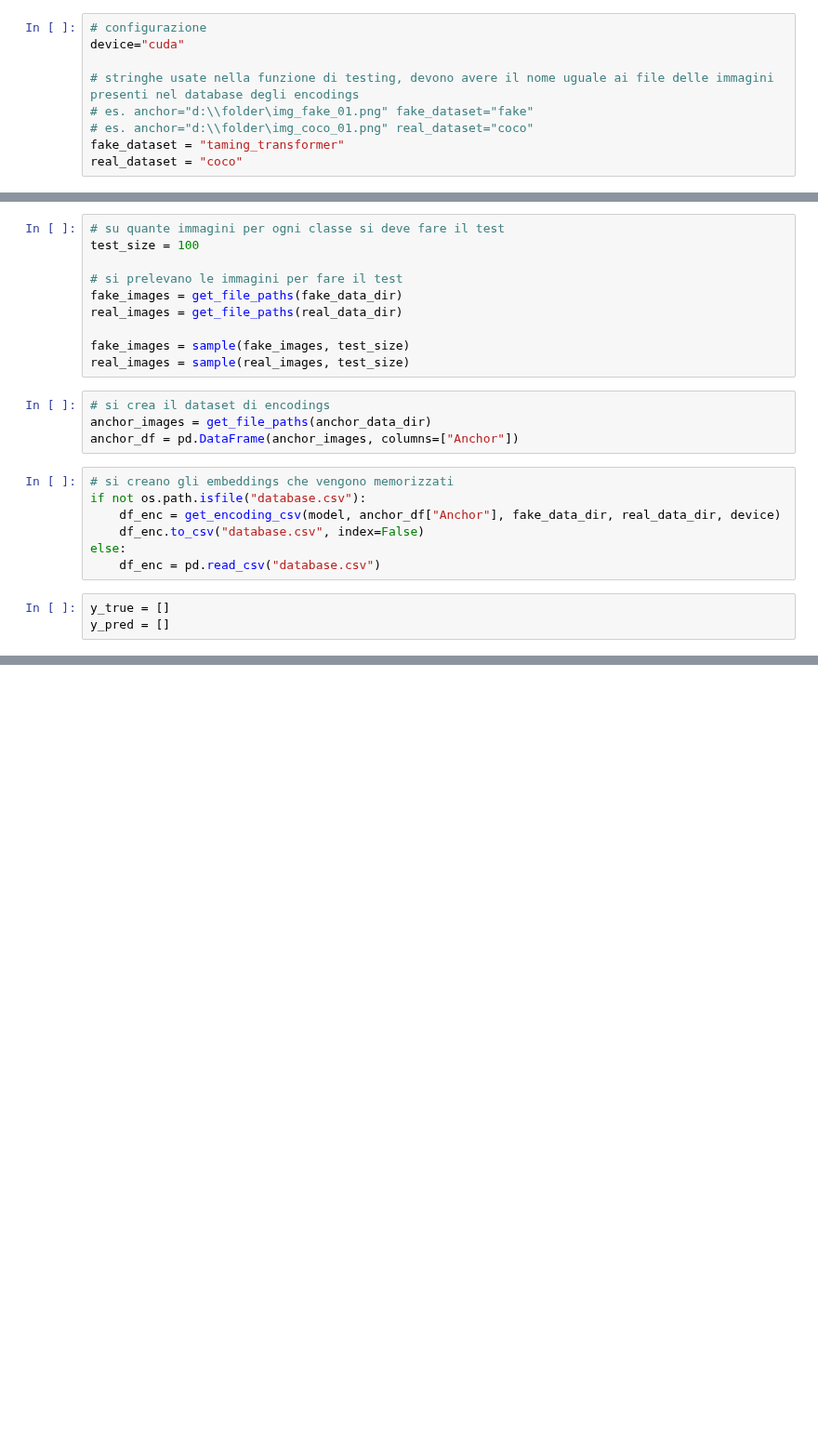
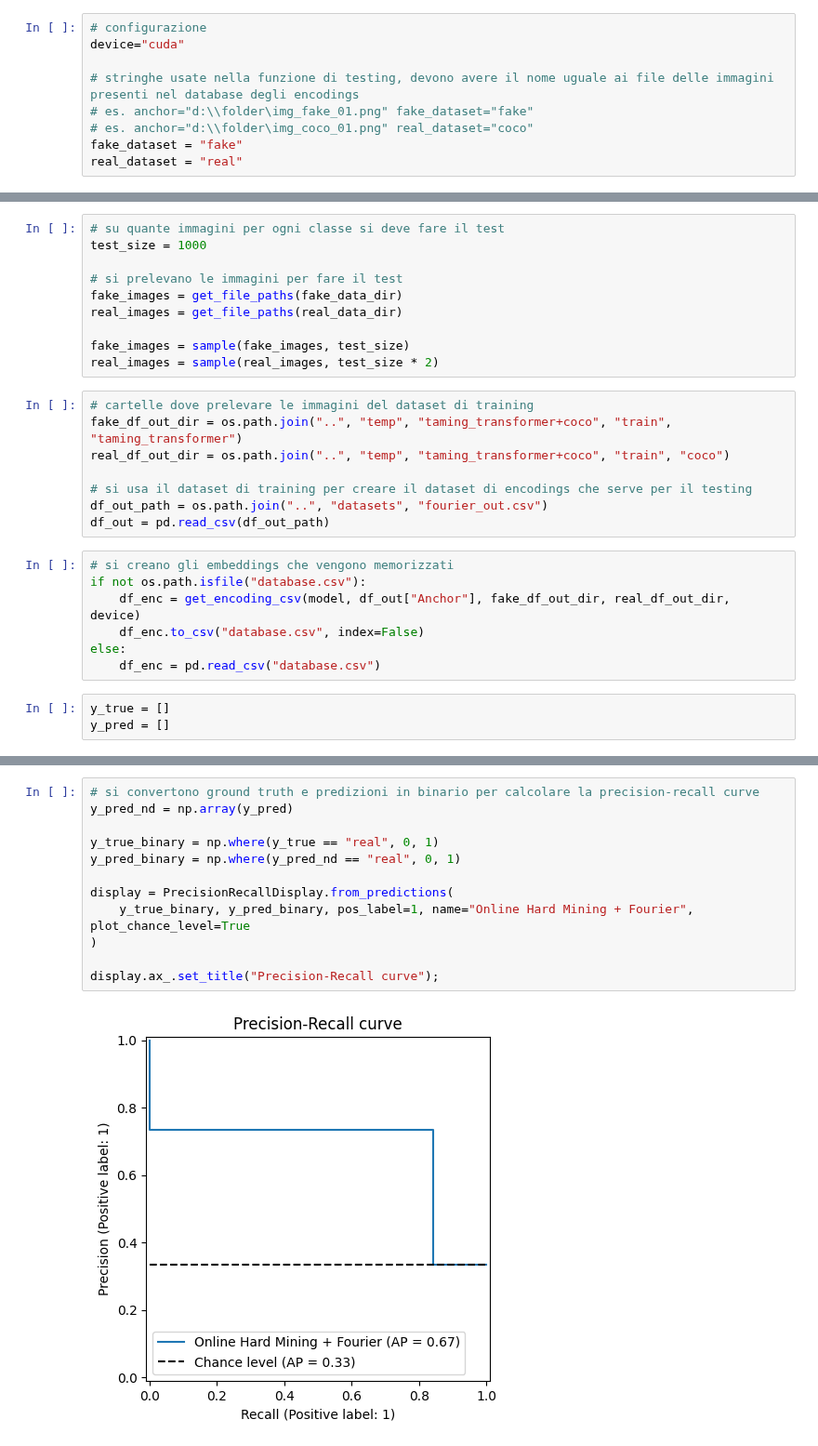
Before and after one commit to raffaeleav/detectwins, a Jupyter notebook: notebooks/testing.ipynb, the cells around one changed output, grey strips where cells are left out. Shown at 93% size. Cells and saved outputs as stored; diff of their text form; blank space fills up the shorter version.

Commit message:
fix: eliminazione file ridondanti + aggiunta modelli

```diff
--- a/notebooks/testing.ipynb
+++ b/notebooks/testing.ipynb
@@ -105,8 +111,8 @@ device="cuda"
 # stringhe usate nella funzione di testing, devono avere il nome uguale ai file delle immagini presenti nel database degli encodings
 # es. anchor="d:\\folder\img_fake_01.png" fake_dataset="fake"
 # es. anchor="d:\\folder\img_coco_01.png" real_dataset="coco"
-fake_dataset = "taming_transformer"
-real_dataset = "coco"
+fake_dataset = "fake"
+real_dataset = "real"
 # %%
 model = ApnModel()
 
@@ -125,21 +132,25 @@ anchor_data_dir = "D:\\sviluppo\\project-detective\\temp\\taming_transformer+coc
 # %%
 # su quante immagini per ogni classe si deve fare il test
-test_size = 100
+test_size = 1000
 
 # si prelevano le immagini per fare il test
 fake_images = get_file_paths(fake_data_dir)
 real_images = get_file_paths(real_data_dir)
 
 fake_images = sample(fake_images, test_size)
-real_images = sample(real_images, test_size)
+real_images = sample(real_images, test_size * 2)
 # %%
-# si crea il dataset di encodings
-anchor_images = get_file_paths(anchor_data_dir)
-anchor_df = pd.DataFrame(anchor_images, columns=["Anchor"])
+# cartelle dove prelevare le immagini del dataset di training
+fake_df_out_dir = os.path.join("..", "temp", "taming_transformer+coco", "train", "taming_transformer")
+real_df_out_dir = os.path.join("..", "temp", "taming_transformer+coco", "train", "coco")
+
+# si usa il dataset di training per creare il dataset di encodings che serve per il testing
+df_out_path = os.path.join("..", "datasets", "fourier_out.csv")
+df_out = pd.read_csv(df_out_path)
 # %%
 # si creano gli embeddings che vengono memorizzati
 if not os.path.isfile("database.csv"):
-    df_enc = get_encoding_csv(model, anchor_df["Anchor"], fake_data_dir, real_data_dir, device)
+    df_enc = get_encoding_csv(model, df_out["Anchor"], fake_df_out_dir, real_df_out_dir, device)
     df_enc.to_csv("database.csv", index=False)
 else:
     df_enc = pd.read_csv("database.csv")
@@ -201,0 +216,14 @@ print({"Accuracy":accuracy, "Precision":precision, "Recall":recall, "Specificity
+# %%
+# si convertono ground truth e predizioni in binario per calcolare la precision-recall curve
+y_pred_nd = np.array(y_pred)
+
+y_true_binary = np.where(y_true == "real", 0, 1)
+y_pred_binary = np.where(y_pred_nd == "real", 0, 1)
+
+display = PrecisionRecallDisplay.from_predictions(
+    y_true_binary, y_pred_binary, pos_label=1, name="Online Hard Mining + Fourier", plot_chance_level=True
+)
+
+display.ax_.set_title("Precision-Recall curve");
+# %% [output]
+[figure, added]
```
Also changed, not shown: parts of 8 cells of this notebook, 7 other files.
